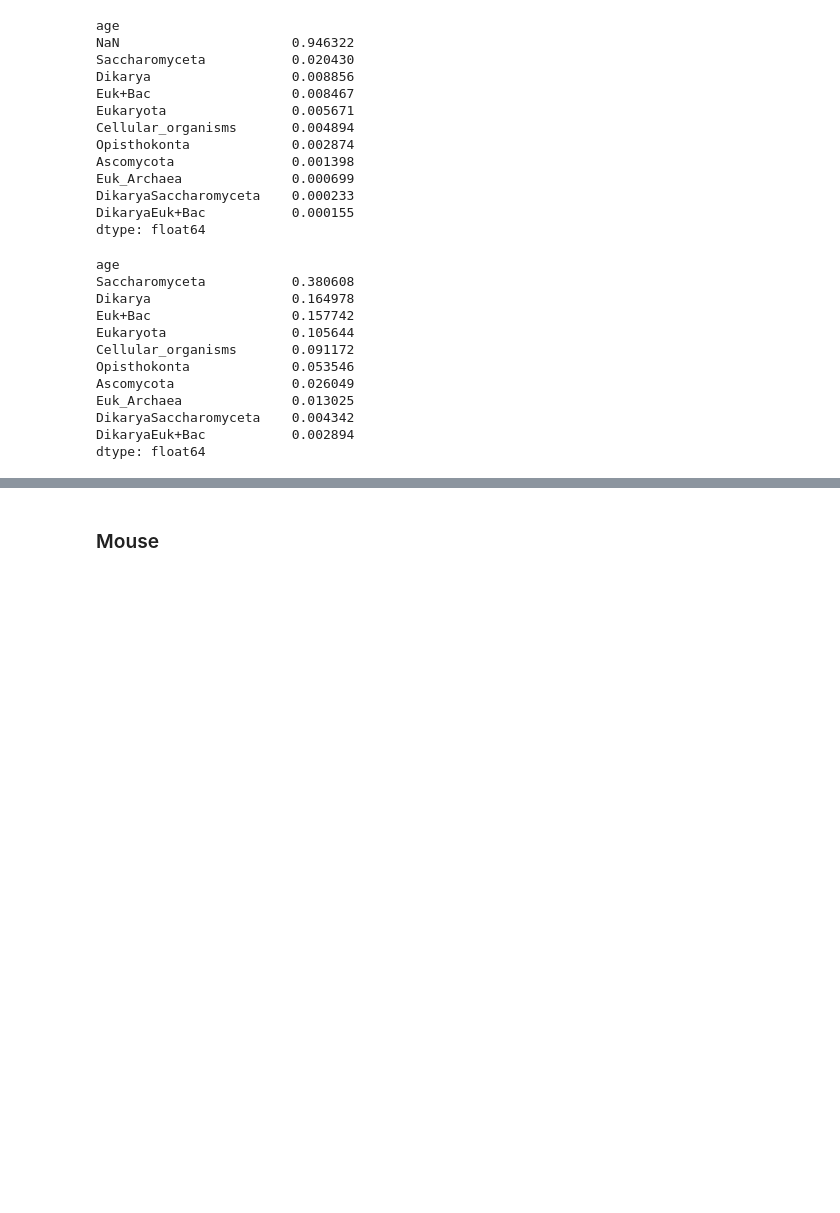
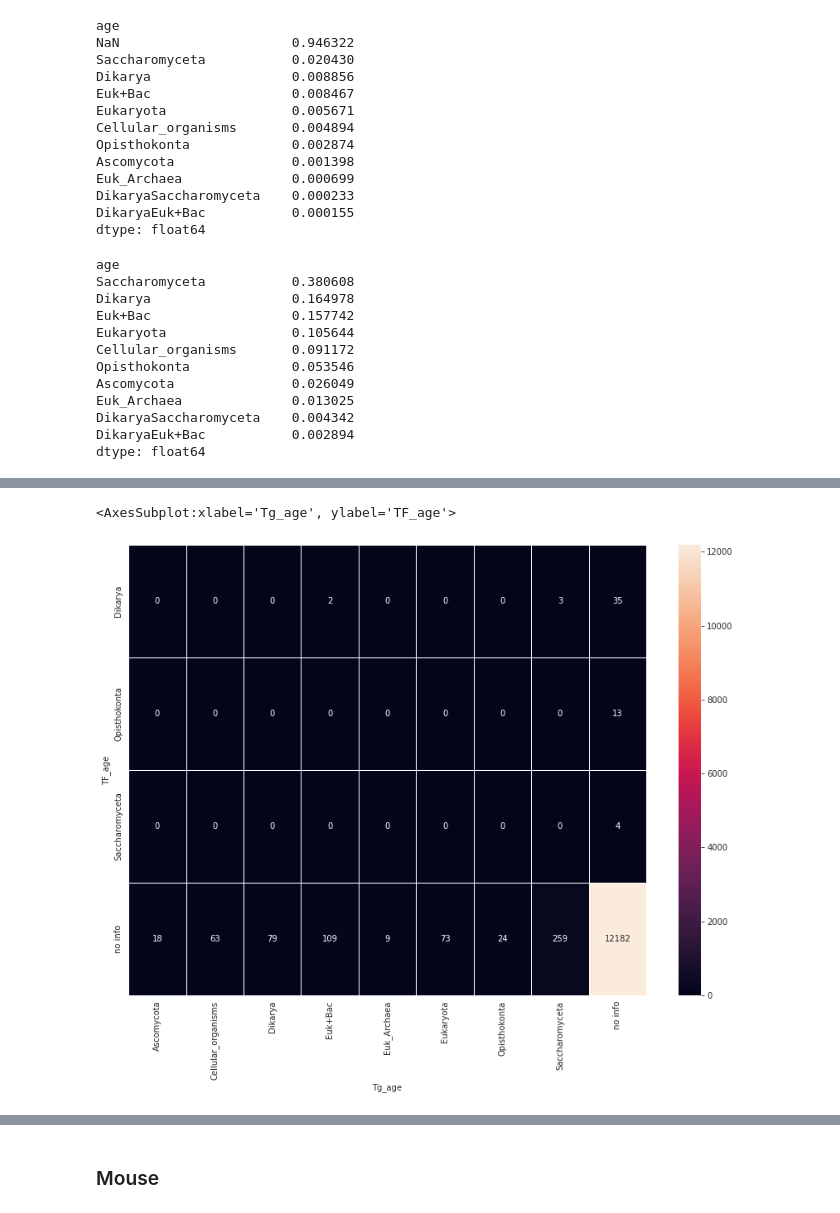
Before and after one commit to Freddsle/age_patterns, a Jupyter notebook: code/02_age_gene_classes.ipynb, the cells around one changed output, grey strips where cells are left out. Cells and saved outputs as stored; diff of their text form; code cells hidden in the pictures; blank space fills up the shorter version.

Commit message:
add heatmaps

```diff
--- a/code/02_age_gene_classes.ipynb
+++ b/code/02_age_gene_classes.ipynb
@@ -8,6 +10,9 @@ import numpy as np
 print(Bio.__version__)
 # %% [output]
 1.79
+# %%
+plt.rcParams["figure.figsize"] = 14, 10
+sns.set_style("whitegrid")
 # %% [markdown]
 # age gene classes из Liebeskind
 
@@ -316,0 +347,8 @@ plt.close()
+# %%
+# heatmap
+
+# Substituting nans with "no info"
+yeast_data[['Tg_age', 'TF_age']] = yeast_data[['Tg_age', 'TF_age']].replace(np.nan, 'no info')
+# %%
+heatmap_y = pd.crosstab(yeast_data.TF_age, yeast_data.Tg_age)
+heatmap_y
@@ -316,0 +362,5 @@ plt.close()
+# %%
+sns.heatmap(heatmap_y, annot=True, linewidths=0.5, fmt='g')
+# %% [output]
+<AxesSubplot:xlabel='Tg_age', ylabel='TF_age'>
+[figure, added]
```
Also changed, not shown: parts of 84 cells of this notebook, 24 other files.
